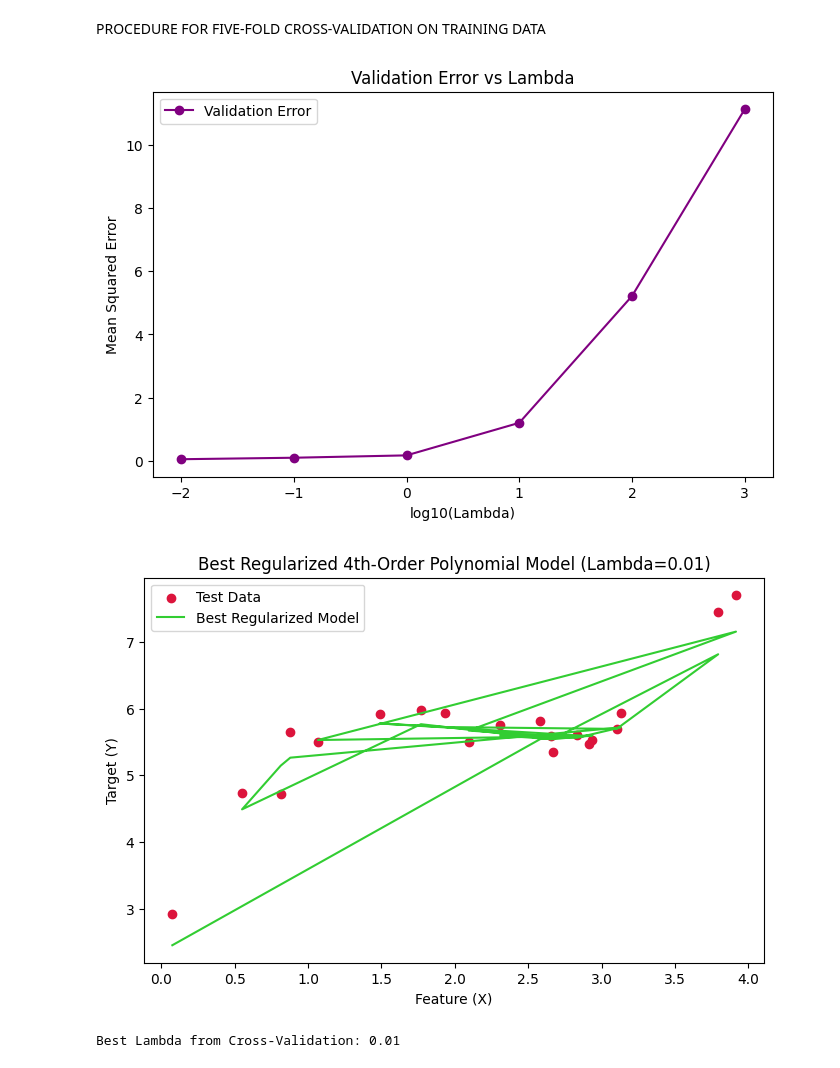
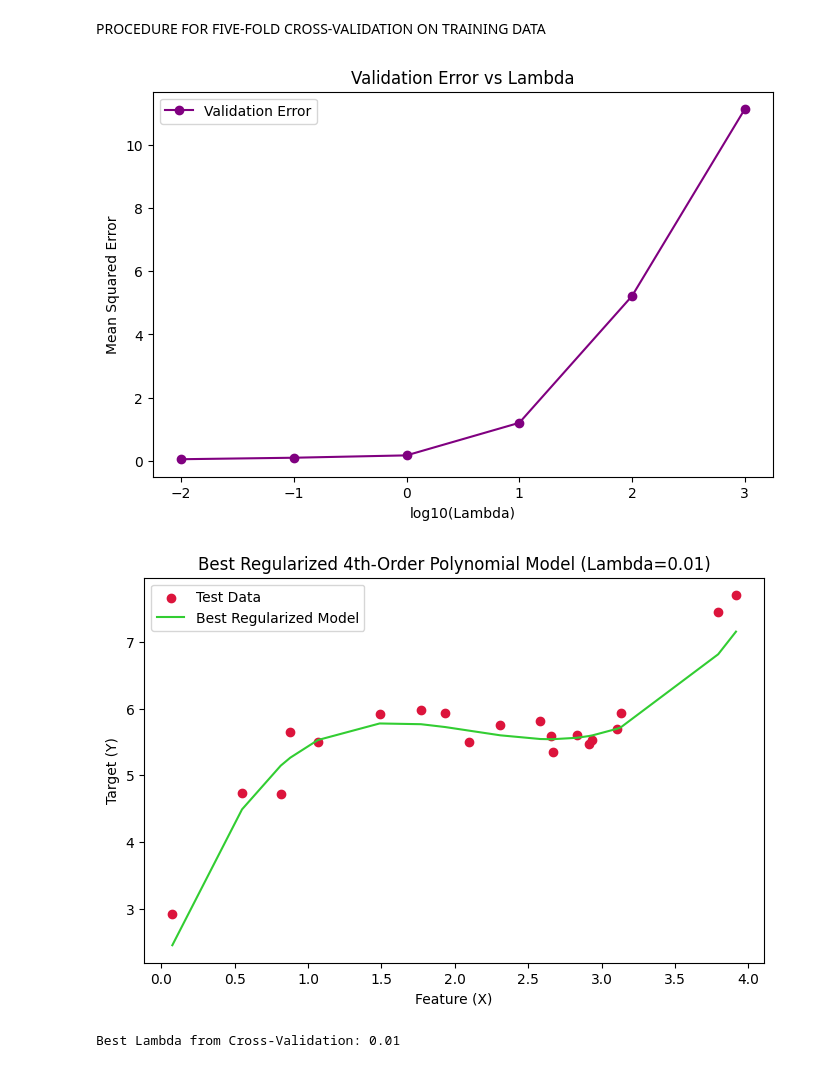
Before and after one commit to hpharen/4442-Assignments, a Jupyter notebook: Assignment 1/4442 Assignment 1 - hpate269.ipynb, the cells around one changed output. Saved outputs shown, nothing was run; the diff lists cells and outputs as text; code cells hidden in the pictures.

```diff
--- a/Assignment 1/4442 Assignment 1 - hpate269.ipynb
+++ b/Assignment 1/4442 Assignment 1 - hpate269.ipynb
@@ -512,33 +512,38 @@ for i, lam in enumerate(lambda_values):
 
 # Determine the best value for λ
 best_lambda_idx = np.argmin(val_errors)
 best_lambda = lambda_values[best_lambda_idx]
 
 # Average error on the validation set as a function of λ
 plt.figure(figsize=(8, 5))
 plt.plot(np.log10(lambda_values), val_errors, marker='o', color='purple', label='Validation Error')
 plt.xlabel('log10(Lambda)')
 plt.ylabel('Mean Squared Error')
 plt.legend()
 plt.title('Validation Error vs Lambda')
 plt.show()
 
 # Plot test data and the ℓ2-regularized 4th-order polynomial regression line
 best_ridge = Ridge(alpha=best_lambda, fit_intercept=False)
 best_ridge.fit(X_poly4_train, trainingY)
 y_test_best_pred = best_ridge.predict(X_poly4_test)
 
+# Sort testX and predictions before plotting
+sorted_indices = np.argsort(testX.ravel())  # Get sorted indices
+testX_sorted = testX[sorted_indices]
+y_test_best_pred_sorted = y_test_best_pred[sorted_indices]
+
 plt.figure(figsize=(8, 5))
 plt.scatter(testX, testY, color='crimson', label='Test Data')
-plt.plot(testX, y_test_best_pred, color='limegreen', label='Best Regularized Model')
+plt.plot(testX_sorted, y_test_best_pred_sorted, color='limegreen', label='Best Regularized Model')
 plt.xlabel('Feature (X)')
 plt.ylabel('Target (Y)')
 plt.legend()
 plt.title(f'Best Regularized 4th-Order Polynomial Model (Lambda={best_lambda})')
 plt.show()
 
 print(f"Best Lambda from Cross-Validation: {best_lambda}")
 # %% [output]
 [figure]
-[figure, old version]
+[figure, new version]
 Best Lambda from Cross-Validation: 0.01
```
